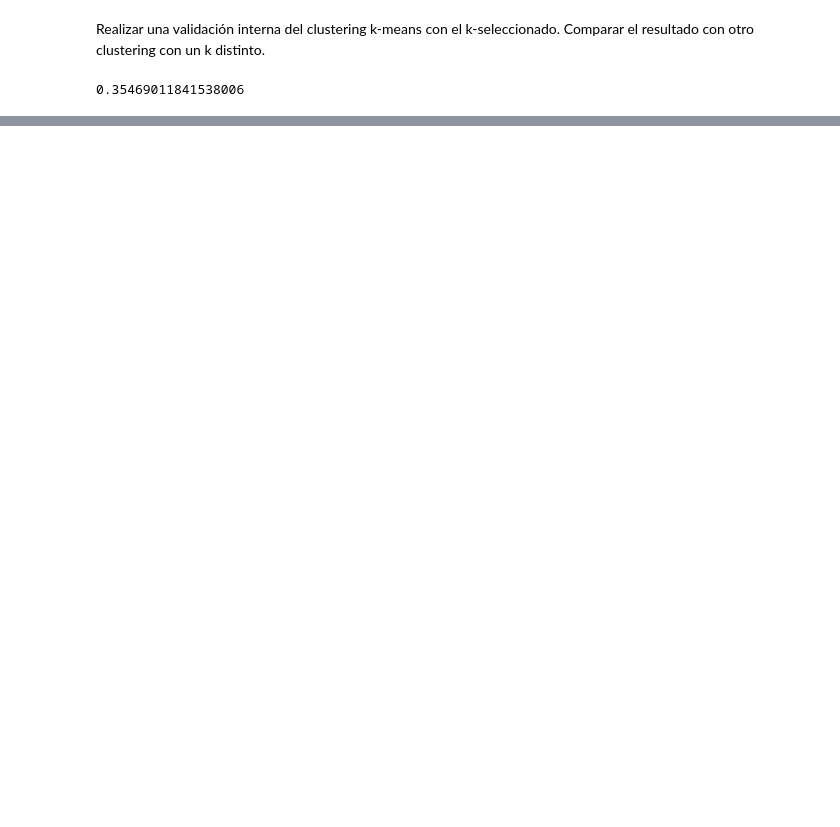
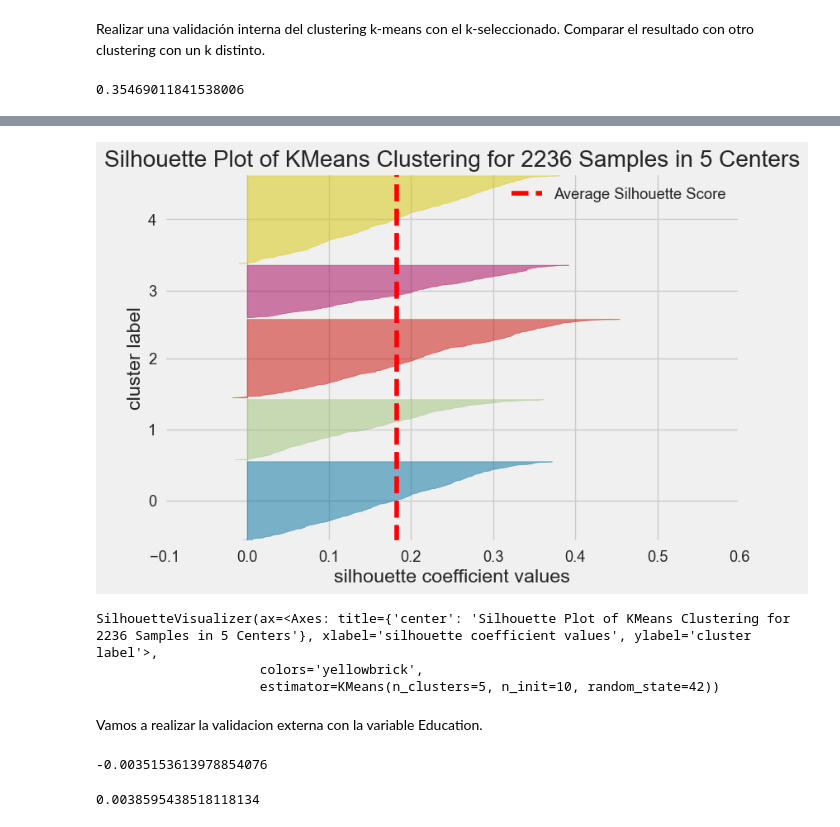
Before and after one commit to SebastianGomez/Final_AprendizajeNoSupervisado-, a Jupyter notebook: trabajo_final.ipynb, the cells around one changed output, grey strips where cells are left out. Saved outputs shown, nothing was run; the diff lists cells and outputs as text; code cells hidden in the pictures; blank space fills up the shorter version.

Commit message:
falta validacion

```diff
--- a/trabajo_final.ipynb
+++ b/trabajo_final.ipynb
@@ -574,0 +583,29 @@ silhouette_visualizer(KMeans(3, n_init=10, random_state=42), df_pca, colors='yel
+# %%
+#Kmeans con k=5
+silhouette_visualizer(KMeans(5, n_init=10, random_state=42), df_pca, colors='yellowbrick')
+# %% [output]
+[figure, added]
+SilhouetteVisualizer(ax=<Axes: title={'center': 'Silhouette Plot of KMeans Clustering for 2236 Samples in 5 Centers'}, xlabel='silhouette coefficient values', ylabel='cluster label'>,
+                     colors='yellowbrick',
+                     estimator=KMeans(n_clusters=5, n_init=10, random_state=42))
+# %% [markdown]
+Vamos a realizar la validacion externa con la variable Education.
+# %%
+#Validacion externa usando la variable Education
+
+
+labels_true = df_cat['Education']
+labels_pred = df_pca['kmeans']
+
+adjusted_rand_score(labels_true, labels_pred)
+# %% [output]
+-0.0035153613978854076
+# %%
+#Validacion externa usando la variable Marital_Status
+
+labels_true = df_cat['Marital_Status']
+labels_pred = df_pca['kmeans']
+
+adjusted_rand_score(labels_true, labels_pred)
+# %% [output]
+0.0038595438518118134
```
Also changed, not shown: parts of 29 cells of this notebook.
